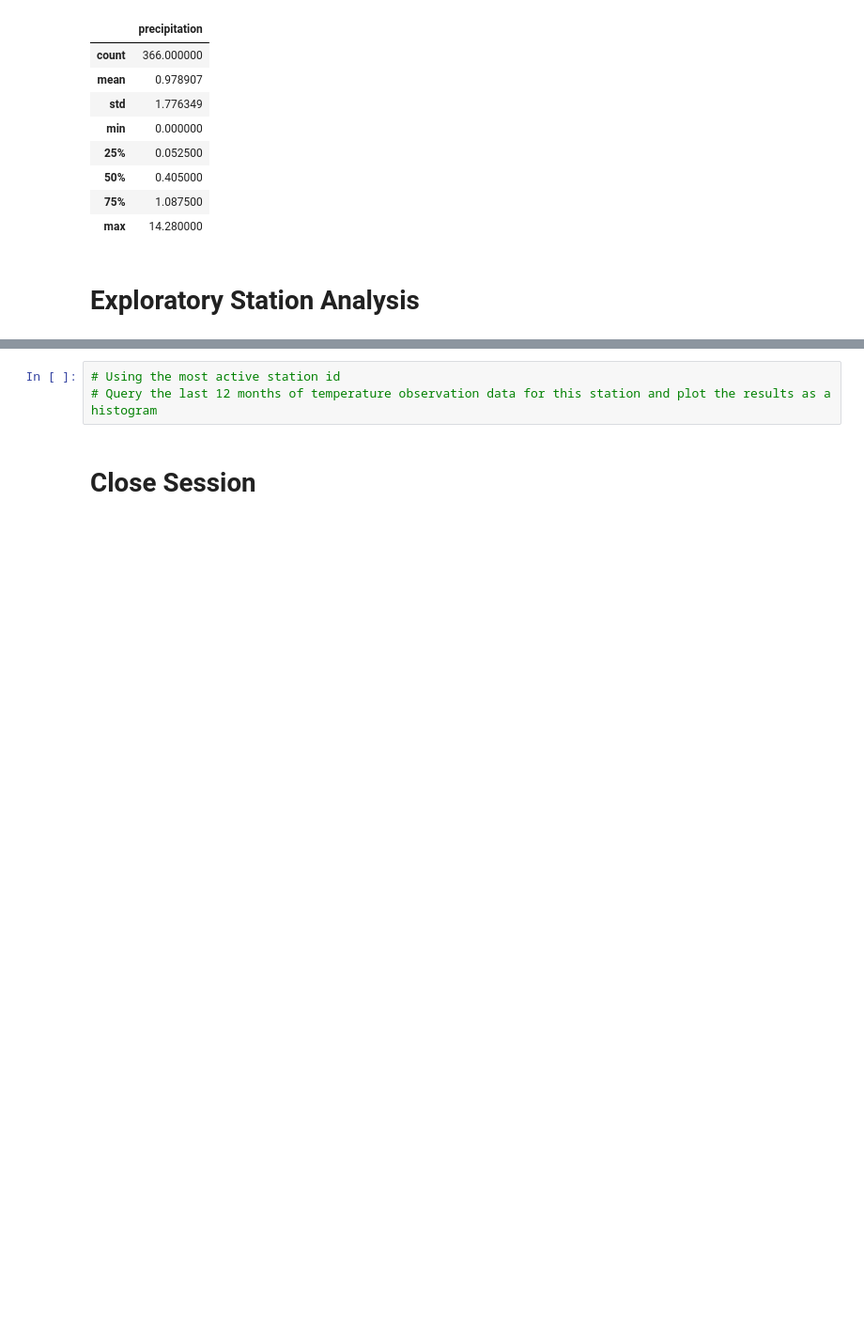
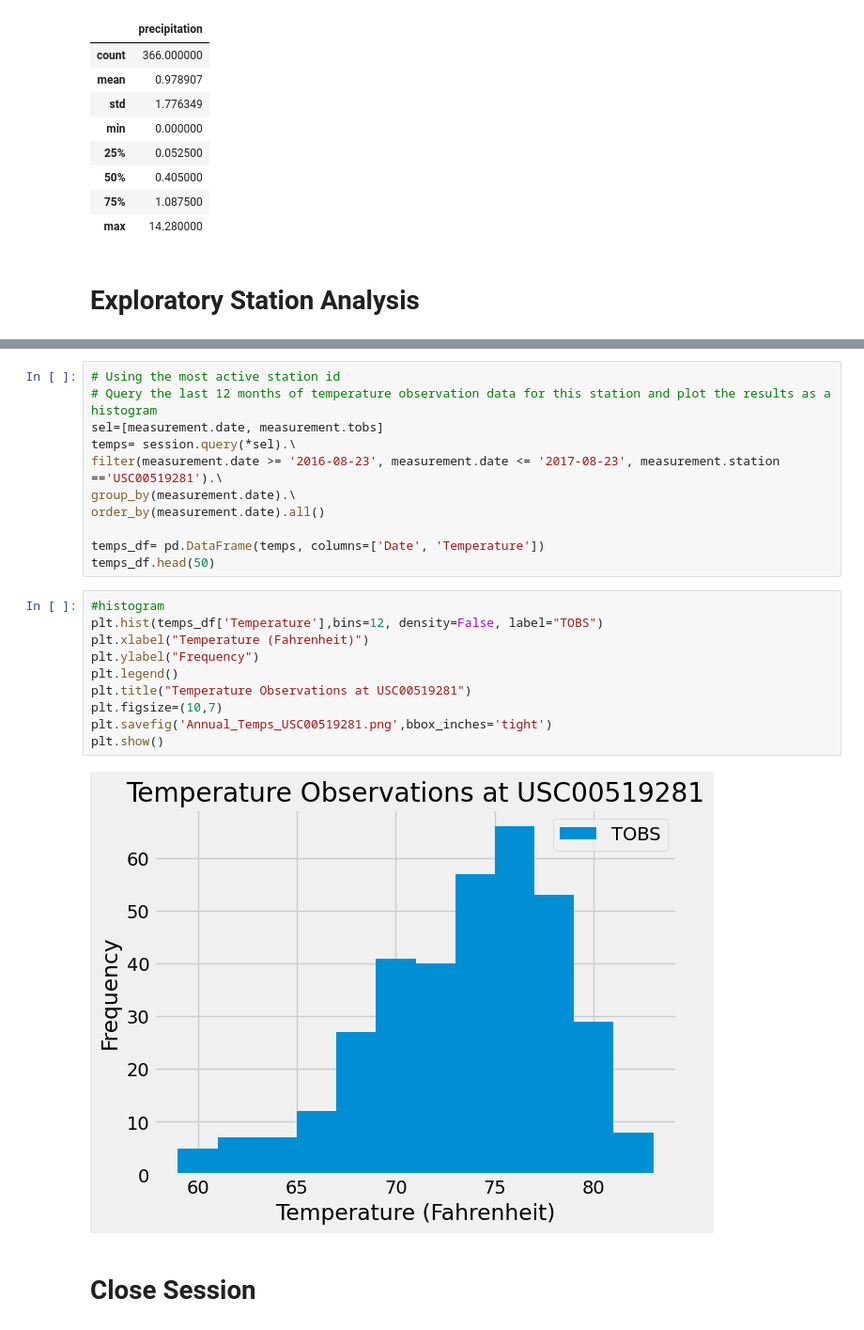
Before and after one commit to keniaoquendo/sqlalchemy-challenge, a Jupyter notebook: surfsup/climate_starter.ipynb, the cells around one changed output, grey strips where cells are left out. Shown at 94% size. Cells and saved outputs as stored; diff of their text form; blank space fills up the shorter version.

```diff
--- a/surfsup/climate_starter.ipynb
+++ b/surfsup/climate_starter.ipynb
@@ -122,6 +158,26 @@ precipitation_df.describe()
 # %%
 # Using the most active station id
 # Query the last 12 months of temperature observation data for this station and plot the results as a histogram
+sel=[measurement.date, measurement.tobs]
+temps= session.query(*sel).\
+filter(measurement.date >= '2016-08-23', measurement.date <= '2017-08-23', measurement.station =='USC00519281').\
+group_by(measurement.date).\
+order_by(measurement.date).all()
+
+temps_df= pd.DataFrame(temps, columns=['Date', 'Temperature'])
+temps_df.head(50)
+# %%
+#histogram
+plt.hist(temps_df['Temperature'],bins=12, density=False, label="TOBS")
+plt.xlabel("Temperature (Fahrenheit)")
+plt.ylabel("Frequency")
+plt.legend()
+plt.title("Temperature Observations at USC00519281")
+plt.figsize=(10,7)
+plt.savefig('Annual_Temps_USC00519281.png',bbox_inches='tight')
+plt.show()
+# %% [output]
+[figure, added]
 # %% [markdown]
 # Close Session
 # %%
```
Also changed, not shown: parts of 6 cells of this notebook, 5 other files.
